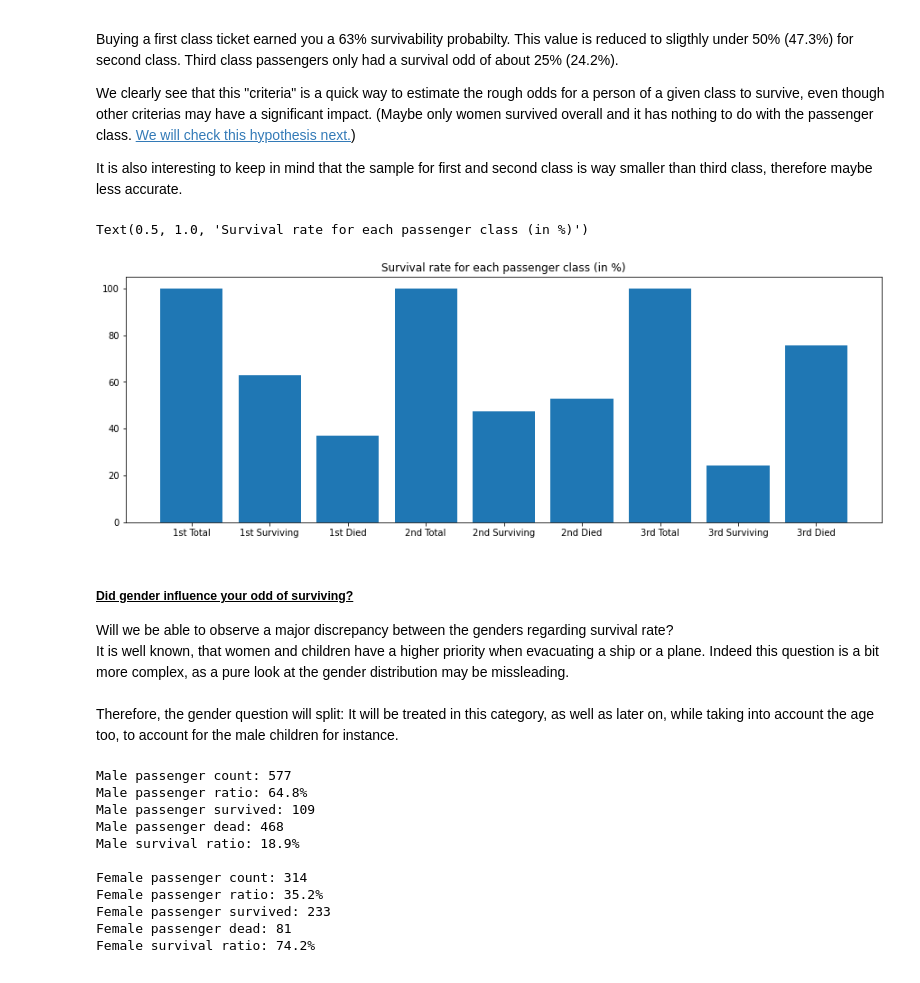
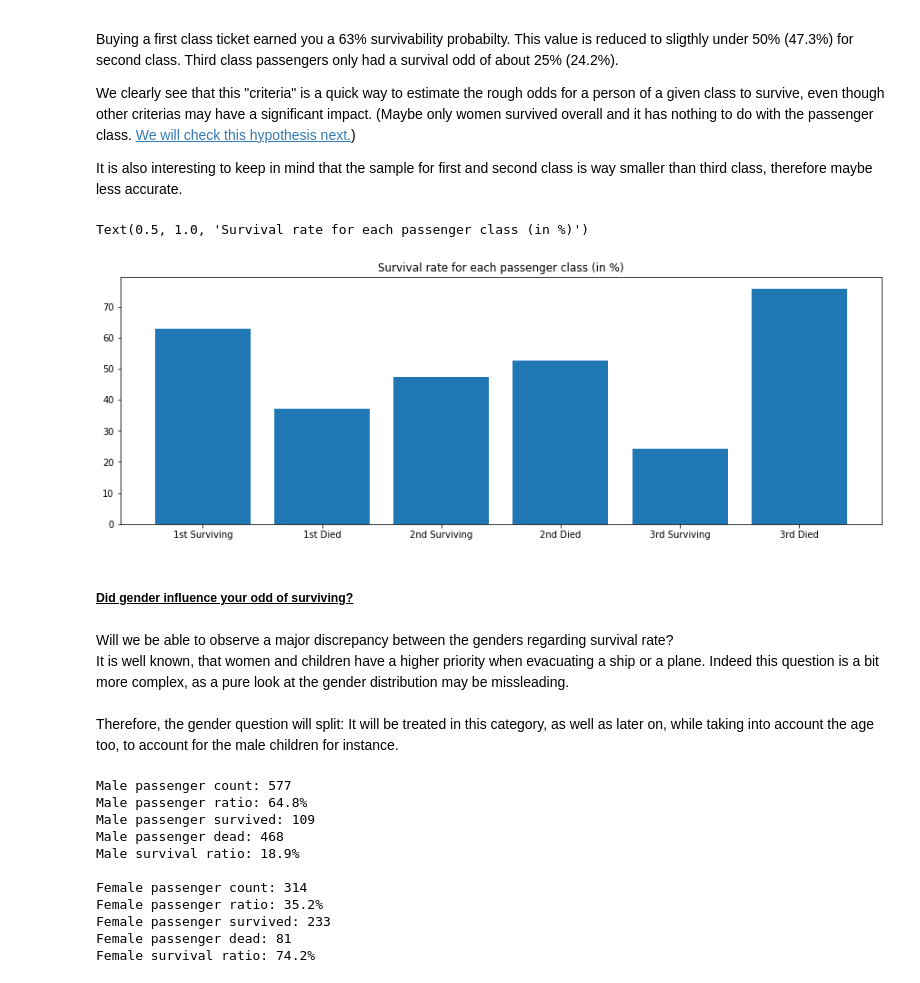
Before and after one commit to GeoffreyKarnbach/Titanic-Survival-Analysis, a Jupyter notebook: analyse.ipynb, the cells around one changed output. Saved outputs shown, nothing was run; the diff lists cells and outputs as text; code cells hidden in the pictures.

Commit message:
Cleaned up documentation and started using size() method

```diff
--- a/analyse.ipynb
+++ b/analyse.ipynb
@@ -101,9 +102,9 @@ First class survival ratio:
 # %%
 firstClassDead = df[(df["Pclass"] == 1) & (df["Survived"] == 0)]
 firstClassAlive = df[(df["Pclass"] == 1) & (df["Survived"] == 1)]
-firstClassSurvivalRatio = firstClassAlive.shape[0]/firstClass.shape[0]
+firstClassSurvivalRatio = size(firstClassAlive)/size(firstClass)
 
-print(f"First class died: {firstClassDead.shape[0]}\nFirst class survived: {firstClassAlive.shape[0]}\nSurvival Ratio: {toPercent(firstClassSurvivalRatio)}%")
+print(f"First class died: {size(firstClassDead)}\nFirst class survived: {size(firstClassAlive)}\nSurvival Ratio: {toPercent(firstClassSurvivalRatio)}%")
 # %% [output]
 First class died: 80
 First class survived: 136
@@ -113,9 +114,9 @@ Second class survival ratio:
 # %%
 secondClassDead = df[(df["Pclass"] == 2) & (df["Survived"] == 0)]
 secondClassAlive = df[(df["Pclass"] == 2) & (df["Survived"] == 1)]
-secondClassSurvivalRatio = secondClassAlive.shape[0]/secondClass.shape[0]
+secondClassSurvivalRatio = size(secondClassAlive)/size(secondClass)
 
-print(f"Second class died: {secondClassDead.shape[0]}\nSecond class survived: {secondClassAlive.shape[0]}\nSurvival Ratio: {toPercent(secondClassSurvivalRatio)}%")
+print(f"Second class died: {size(secondClassDead)}\nSecond class survived: {size(secondClassAlive)}\nSurvival Ratio: {toPercent(secondClassSurvivalRatio)}%")
 # %% [output]
 Second class died: 97
 Second class survived: 87
@@ -125,9 +126,9 @@ Third class survival ratio:
 # %%
 thirdClassDead = df[(df["Pclass"] == 3) & (df["Survived"] == 0)]
 thirdClassAlive = df[(df["Pclass"] == 3) & (df["Survived"] == 1)]
-thirdClassSurvivalRatio = thirdClassAlive.shape[0]/thirdClass.shape[0]
+thirdClassSurvivalRatio = size(thirdClassAlive)/size(thirdClass)
 
-print(f"Third class died: {thirdClassDead.shape[0]}\nThird class survived: {thirdClassAlive.shape[0]}\nSurvival Ratio: {toPercent(thirdClassSurvivalRatio)}%")
+print(f"Third class died: {size(thirdClassDead)}\nThird class survived: {size(thirdClassAlive)}\nSurvival Ratio: {toPercent(thirdClassSurvivalRatio)}%")
 # %% [output]
 Third class died: 372
 Third class survived: 119
@@ -141,16 +142,17 @@ We clearly see that this "criteria" is a quick way to estimate the rough odds fo
 
 It is also interesting to keep in mind that the sample for first and second class is way smaller than third class, therefore maybe less accurate.
 # %%
-values = [elem*100 for elem in [1,firstClassSurvivalRatio,1-firstClassSurvivalRatio, 1, secondClassSurvivalRatio, 1-secondClassSurvivalRatio, 1, thirdClassSurvivalRatio, 1-thirdClassSurvivalRatio]]
+values = [elem*100 for elem in [firstClassSurvivalRatio,1-firstClassSurvivalRatio,secondClassSurvivalRatio, 1-secondClassSurvivalRatio, thirdClassSurvivalRatio, 1-thirdClassSurvivalRatio]]
 
 plt.figure(figsize=(15, 5))
-plt.bar(["1st Total","1st Surviving","1st Died","2nd Total","2nd Surviving","2nd Died","3rd Total","3rd Surviving","3rd Died"], values)
+plt.bar(["1st Surviving","1st Died","2nd Surviving","2nd Died","3rd Surviving","3rd Died"], values)
 plt.title("Survival rate for each passenger class (in %)")
 # %% [output]
 Text(0.5, 1.0, 'Survival rate for each passenger class (in %)')
-[figure, old version]
+[figure, new version]
+# %% [markdown]
+##### <u> Did gender influence your odd of surviving?</u>
 # %% [markdown]
-##### <u> Did gender influence your odd of surviving?</u>
 
 Will we be able to observe a major discrepancy between the genders regarding survival rate?<br>
 It is well known, that women and children have a higher priority when evacuating a ship or a plane.
```
Also changed, not shown: parts of 23 cells of this notebook.
